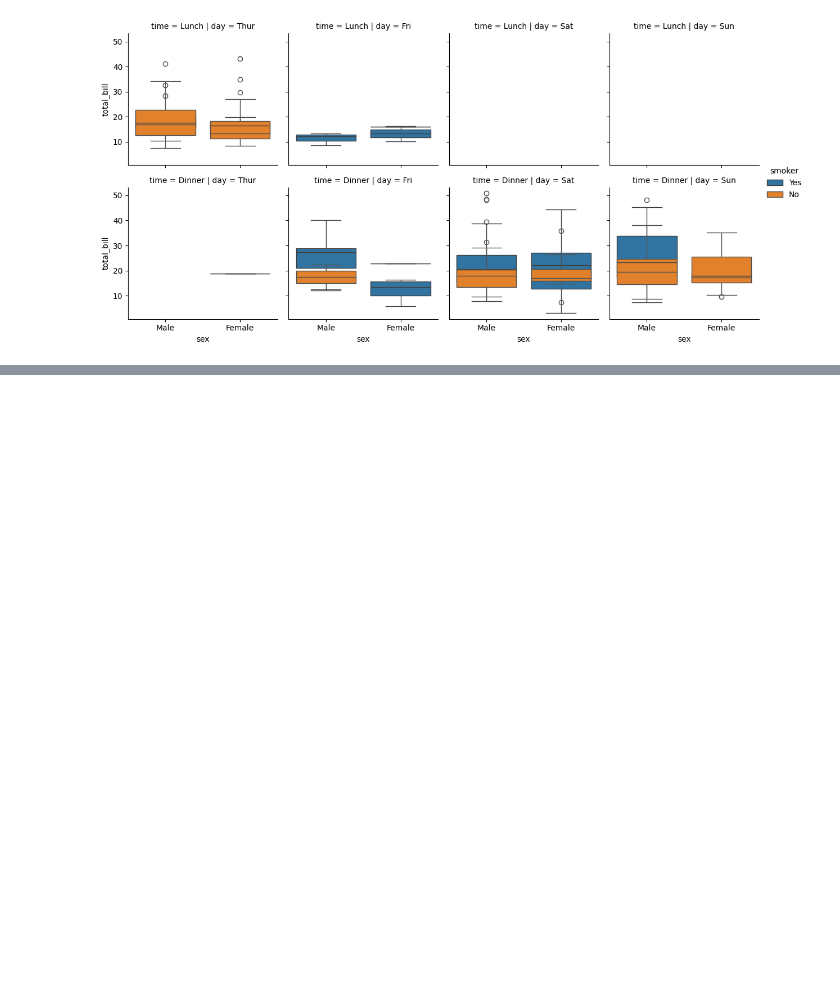
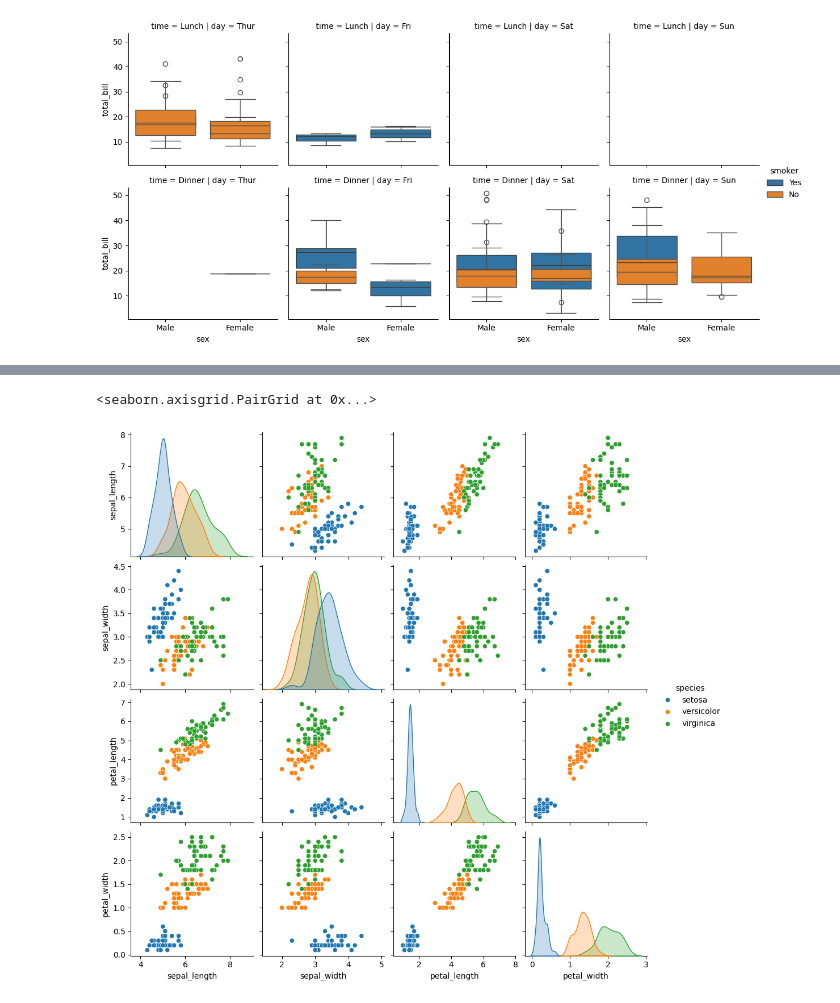
Before and after one commit to adilkamal2478/Adil_Pandas_campusx, a Jupyter notebook: Seaborn_my_notes_session_26.ipynb, the cells around one changed output, grey strips where cells are left out. Saved outputs shown, nothing was run; the diff lists cells and outputs as text; code cells hidden in the pictures; blank space fills up the shorter version.

```diff
--- a/Seaborn_my_notes_session_26.ipynb
+++ b/Seaborn_my_notes_session_26.ipynb
@@ -442,0 +454,7 @@ g.add_legend()
+# %%
+#  hue
+
+sns.pairplot(iris , hue = 'species')
+# %% [output]
+<seaborn.axisgrid.PairGrid at 0x...>
+[figure, added]
```
Also changed, not shown: parts of 19 cells of this notebook.
